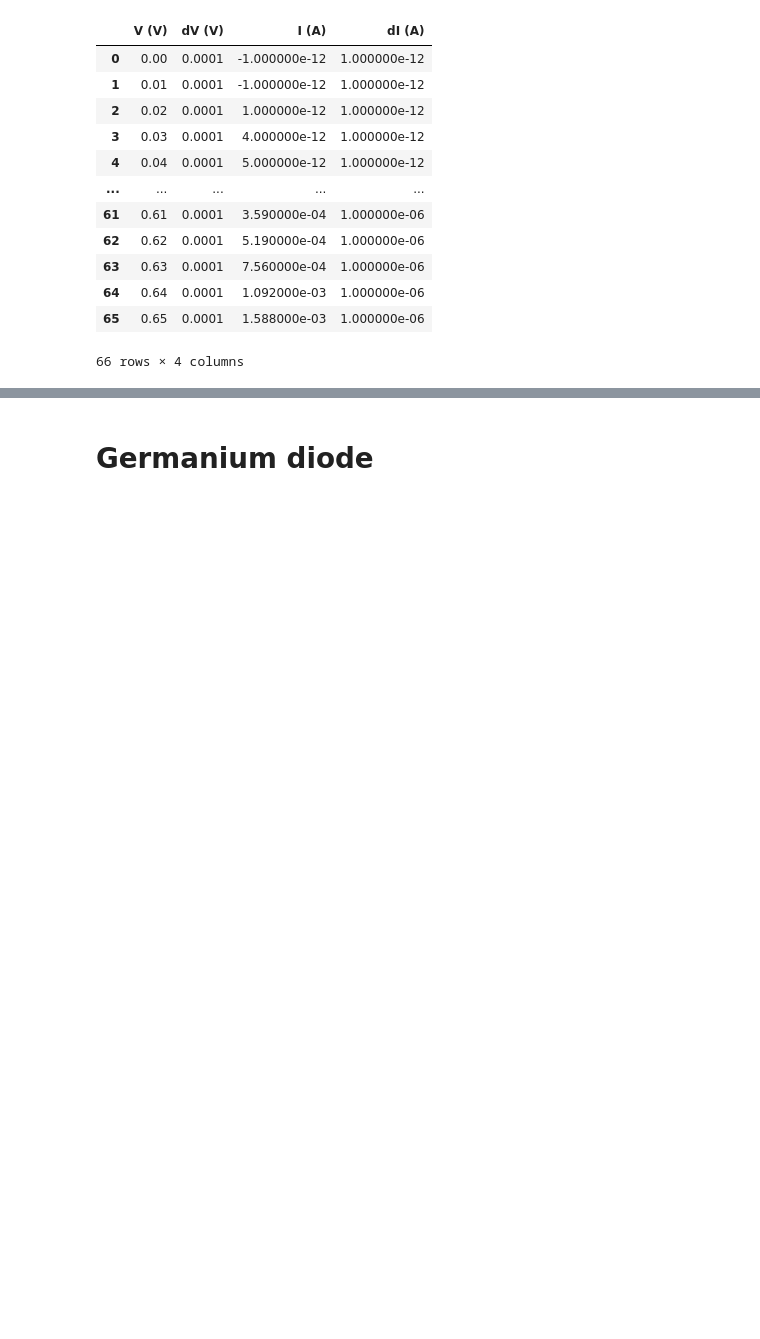
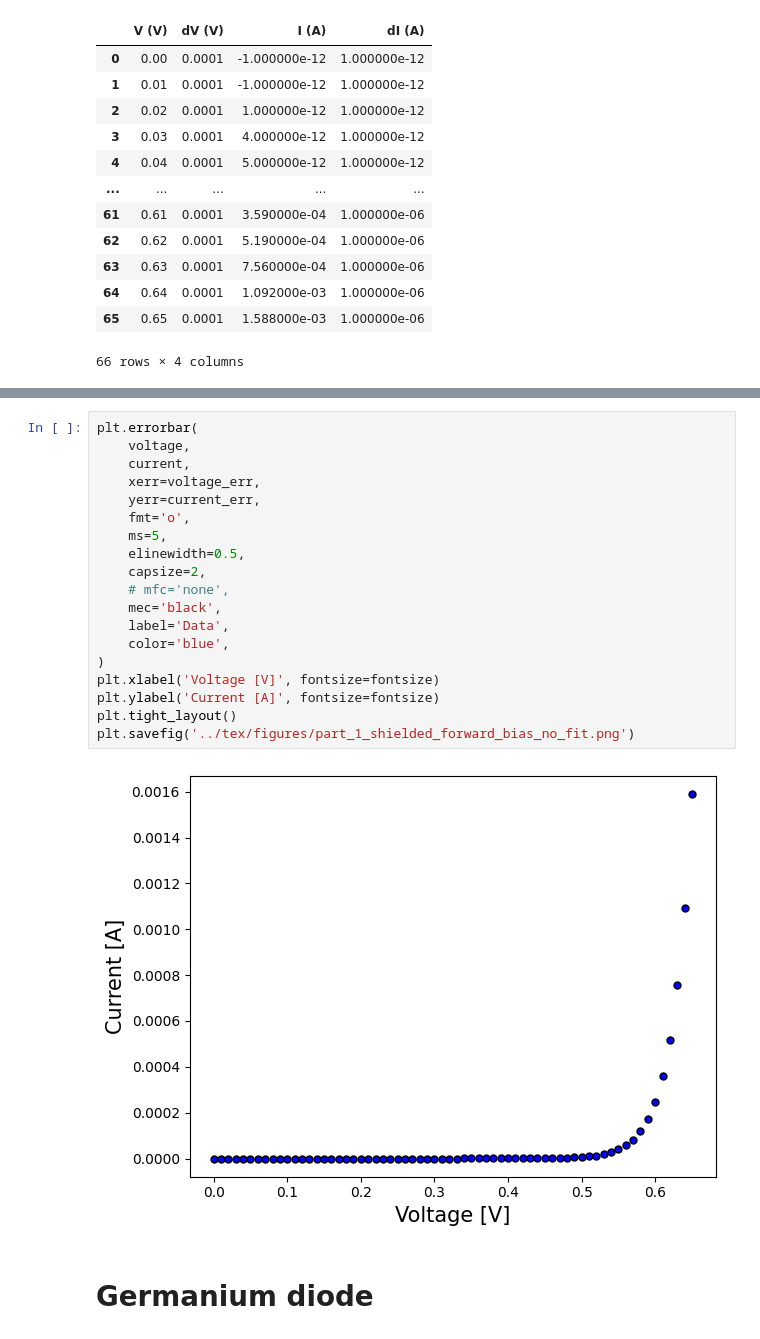
Before and after one commit to devkhullar/phys2925, a Jupyter notebook: diode/code/analysis.ipynb, the cells around one changed output, grey strips where cells are left out. Cells and saved outputs as stored; diff of their text form; blank space fills up the shorter version.

```diff
--- a/diode/code/analysis.ipynb
+++ b/diode/code/analysis.ipynb
@@ -153,3 +185,24 @@ n_err: 0.0034357382537298273
+# %%
+plt.errorbar(
+    voltage,
+    current,
+    xerr=voltage_err,
+    yerr=current_err,
+    fmt='o',
+    ms=5,
+    elinewidth=0.5,
+    capsize=2,
+    # mfc='none',
+    mec='black',
+    label='Data',
+    color='blue',
+)
+plt.xlabel('Voltage [V]', fontsize=fontsize)
+plt.ylabel('Current [A]', fontsize=fontsize)
+plt.tight_layout()
+plt.savefig('../tex/figures/part_1_shielded_forward_bias_no_fit.png')
+# %% [output]
+[figure, added]
 # %% [markdown]
 # Germanium diode
 # %%
```
Also changed, not shown: parts of 12 cells of this notebook, 7 other files.
